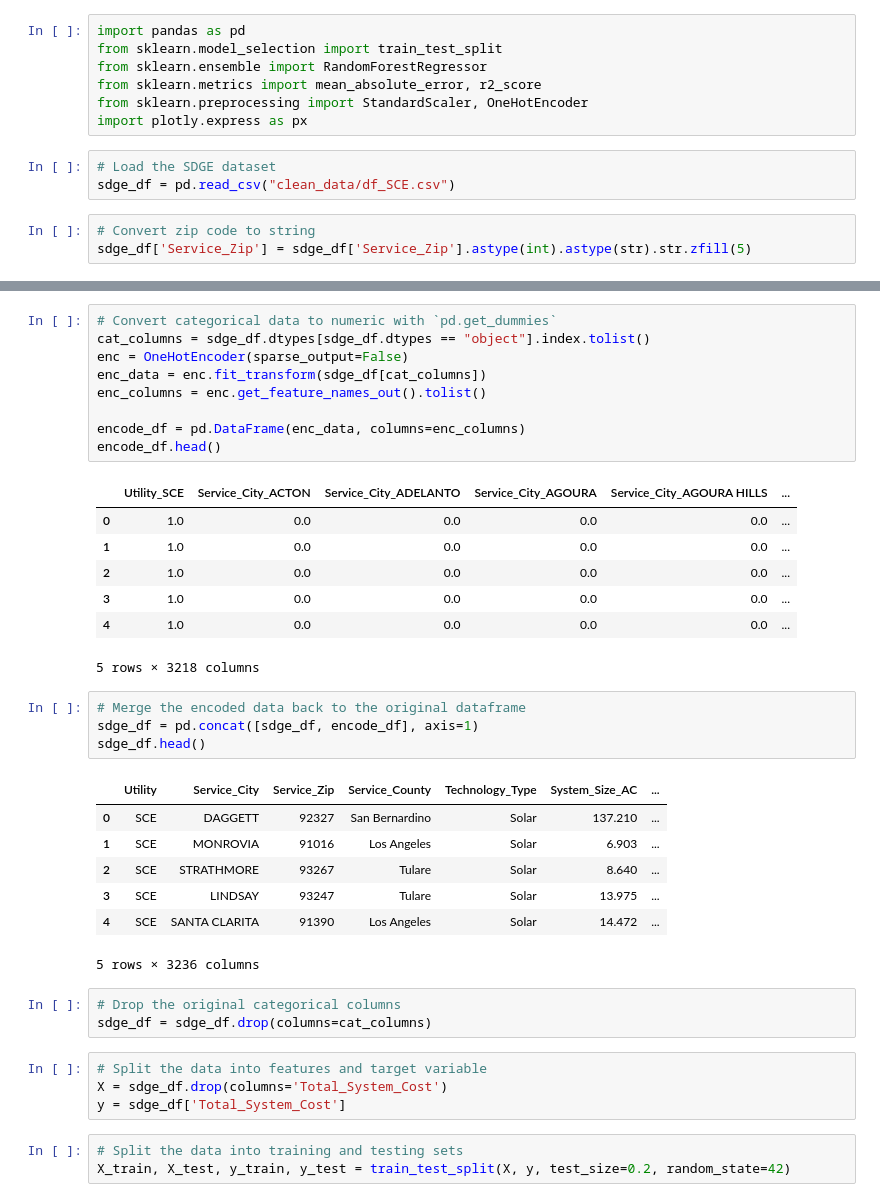
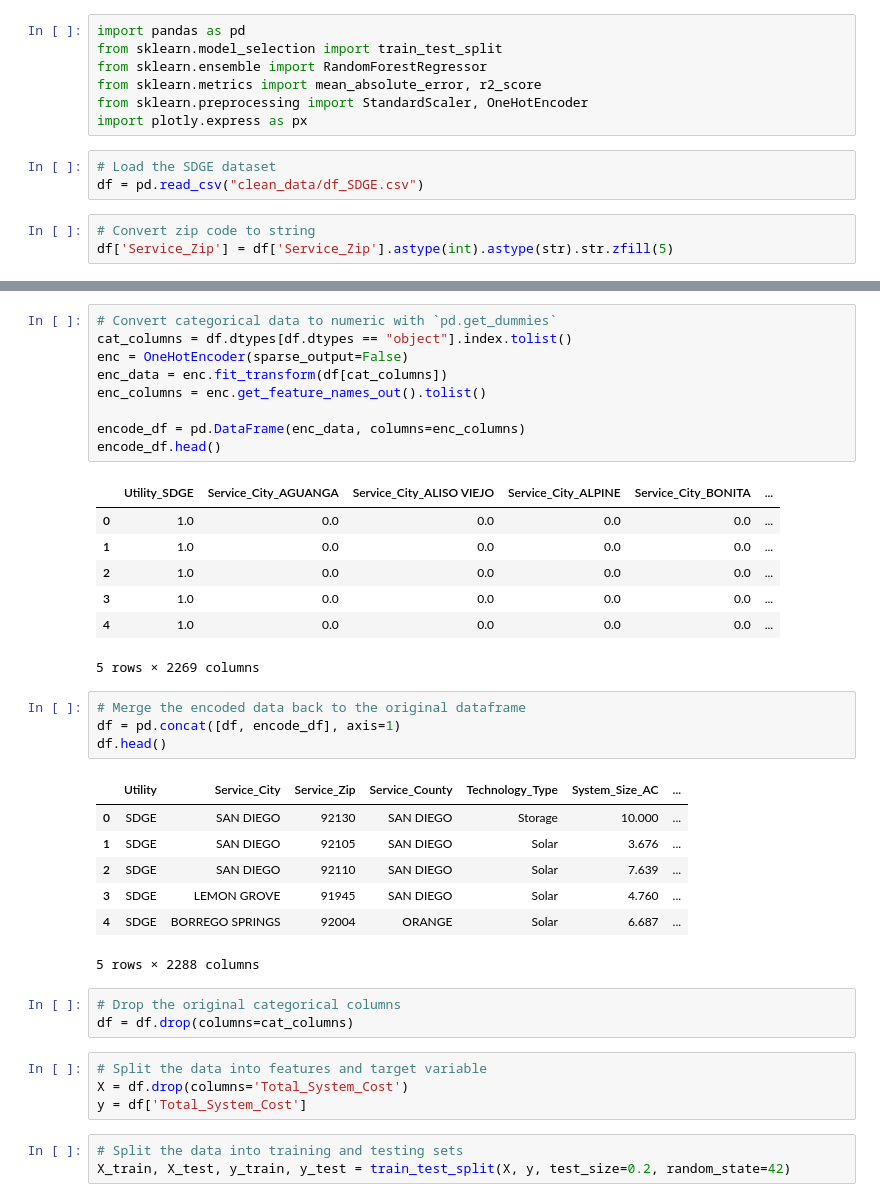
Before and after one commit to ns96/ML_Project, a Jupyter notebook: ML_Model_Elena.ipynb, the cells around one changed output, grey strips where cells are left out. Saved outputs shown, nothing was run; the diff lists cells and outputs as text.

```diff
--- a/ML_Model_Elena.ipynb
+++ b/ML_Model_Elena.ipynb
@@ -9,7 +9,7 @@ from sklearn.preprocessing import StandardScaler, OneHotEncoder
 import plotly.express as px
 # %%
 # Load the SDGE dataset
-sdge_df = pd.read_csv("clean_data/df_SCE.csv")
+df = pd.read_csv("clean_data/df_SDGE.csv")
 # %%
 # Convert zip code to string
-sdge_df['Service_Zip'] = sdge_df['Service_Zip'].astype(int).astype(str).str.zfill(5)
+df['Service_Zip'] = df['Service_Zip'].astype(int).astype(str).str.zfill(5)
@@ -58,39 +82,39 @@ sdge_df.head()
 # %%
 # Convert categorical data to numeric with `pd.get_dummies`
-cat_columns = sdge_df.dtypes[sdge_df.dtypes == "object"].index.tolist()
+cat_columns = df.dtypes[df.dtypes == "object"].index.tolist()
 enc = OneHotEncoder(sparse_output=False)
-enc_data = enc.fit_transform(sdge_df[cat_columns])
+enc_data = enc.fit_transform(df[cat_columns])
 enc_columns = enc.get_feature_names_out().tolist()
 
 encode_df = pd.DataFrame(enc_data, columns=enc_columns)
 encode_df.head()
 # %% [output]
-|  | Utility_SCE | Service_City_ACTON | Service_City_ADELANTO | Service_City_AGOURA | Service_City_AGOURA HILLS | ... |
+|  | Utility_SDGE | Service_City_AGUANGA | Service_City_ALISO VIEJO | Service_City_ALPINE | Service_City_BONITA | ... |
 | 0 | 1.0 | 0.0 | 0.0 | 0.0 | 0.0 | ... |
 | 1 | 1.0 | 0.0 | 0.0 | 0.0 | 0.0 | ... |
 | 2 | 1.0 | 0.0 | 0.0 | 0.0 | 0.0 | ... |
 | 3 | 1.0 | 0.0 | 0.0 | 0.0 | 0.0 | ... |
 | 4 | 1.0 | 0.0 | 0.0 | 0.0 | 0.0 | ... |
-5 rows × 3218 columns
+5 rows × 2269 columns
 # %%
 # Merge the encoded data back to the original dataframe
-sdge_df = pd.concat([sdge_df, encode_df], axis=1)
-sdge_df.head()
+df = pd.concat([df, encode_df], axis=1)
+df.head()
 # %% [output]
 |  | Utility | Service_City | Service_Zip | Service_County | Technology_Type | System_Size_AC | ... |
-| 0 | SCE | DAGGETT | 92327 | San Bernardino | Solar | 137.210 | ... |
-| 1 | SCE | MONROVIA | 91016 | Los Angeles | Solar | 6.903 | ... |
-| 2 | SCE | STRATHMORE | 93267 | Tulare | Solar | 8.640 | ... |
-| 3 | SCE | LINDSAY | 93247 | Tulare | Solar | 13.975 | ... |
-| 4 | SCE | SANTA CLARITA | 91390 | Los Angeles | Solar | 14.472 | ... |
+| 0 | SDGE | SAN DIEGO | 92130 | SAN DIEGO | Storage | 10.000 | ... |
+| 1 | SDGE | SAN DIEGO | 92105 | SAN DIEGO | Solar | 3.676 | ... |
+| 2 | SDGE | SAN DIEGO | 92110 | SAN DIEGO | Solar | 7.639 | ... |
+| 3 | SDGE | LEMON GROVE | 91945 | SAN DIEGO | Solar | 4.760 | ... |
+| 4 | SDGE | BORREGO SPRINGS | 92004 | ORANGE | Solar | 6.687 | ... |
-5 rows × 3236 columns
+5 rows × 2288 columns
 # %%
 # Drop the original categorical columns
-sdge_df = sdge_df.drop(columns=cat_columns)
+df = df.drop(columns=cat_columns)
 # %%
 # Split the data into features and target variable
-X = sdge_df.drop(columns='Total_System_Cost')
-y = sdge_df['Total_System_Cost']
+X = df.drop(columns='Total_System_Cost')
+y = df['Total_System_Cost']
 # %%
 # Split the data into training and testing sets
 X_train, X_test, y_train, y_test = train_test_split(X, y, test_size=0.2, random_state=42)
```
Also changed, not shown: parts of 12 cells of this notebook, 4 other files.
